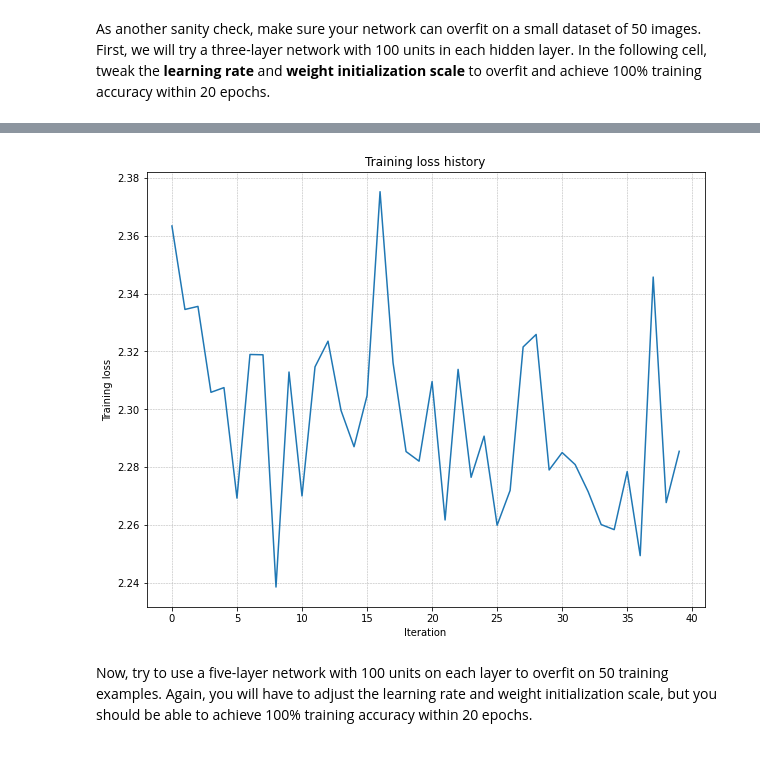
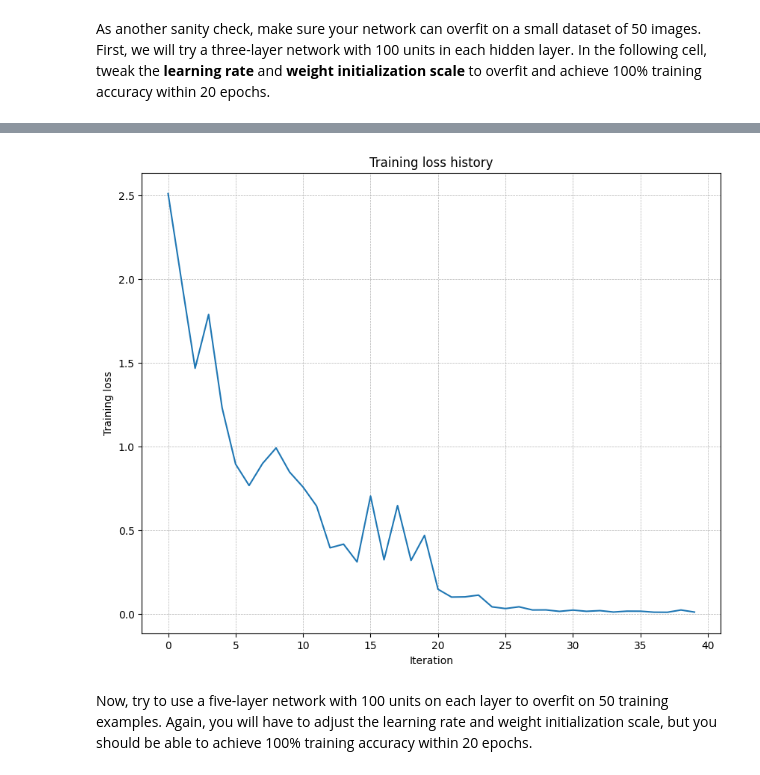
Before and after one commit to titiac/cs231n, a Jupyter notebook: assignments/assignment2/FullyConnectedNets.ipynb, the cells around one changed output, grey strips where cells are left out. Drawn from its saved outputs; the diff is of its cells as text; code cells hidden in the pictures.

```diff
--- a/assignments/assignment2/FullyConnectedNets.ipynb
+++ b/assignments/assignment2/FullyConnectedNets.ipynb
@@ -133,8 +130,8 @@ small_data = {
   "y_val": data["y_val"],
 }
 
-weight_scale = 1e-2   # Experiment with this! 权重矩阵的标准差
-learning_rate = 1e-4  # Experiment with this! 学习步长
+weight_scale = 0.15 * 1e-1  # Experiment with this! 权重矩阵的标准差
+learning_rate = 1e-2  # Experiment with this! 学习步长
 model = FullyConnectedNet(
     [100, 100],
     weight_scale=weight_scale,
@@ -178,4 +175,4 @@ plt.show()
-[figure, old version]
+[figure, new version]
 # %% [markdown]
 Now, try to use a five-layer network with 100 units on each layer to overfit on 50 training examples. Again, you will have to adjust the learning rate and weight initialization scale, but you should be able to achieve 100% training accuracy within 20 epochs.
 # %%
```
Also changed, not shown: parts of 8 cells of this notebook.
